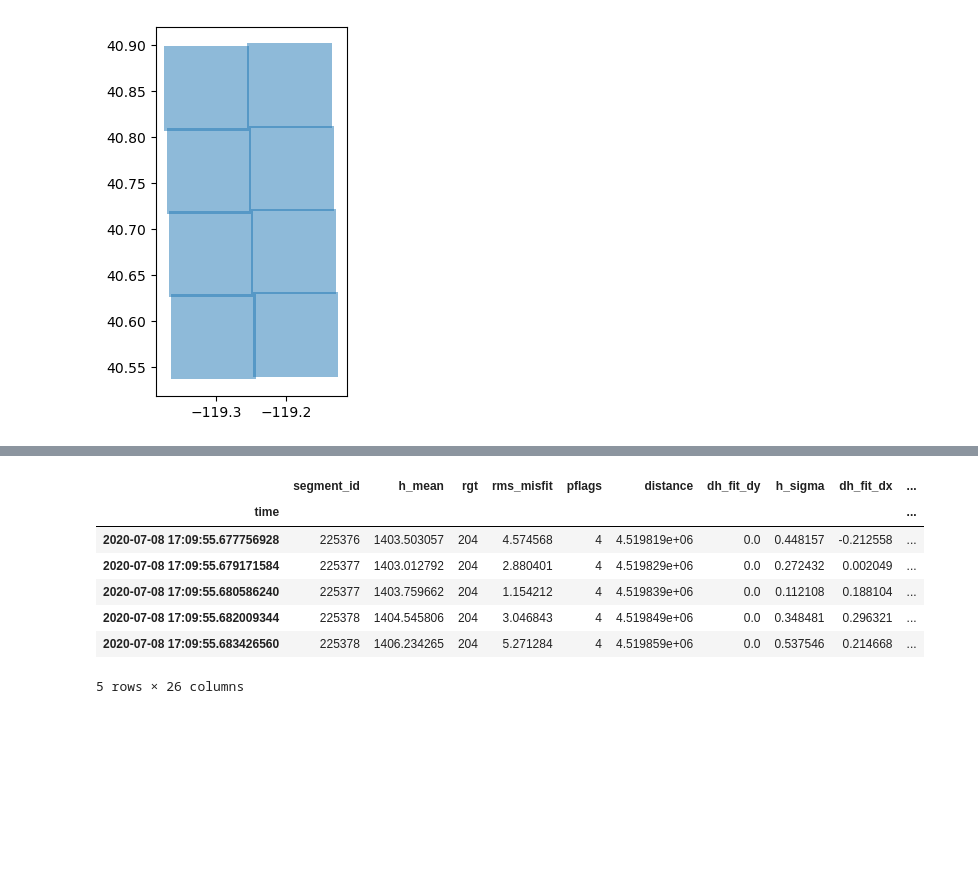
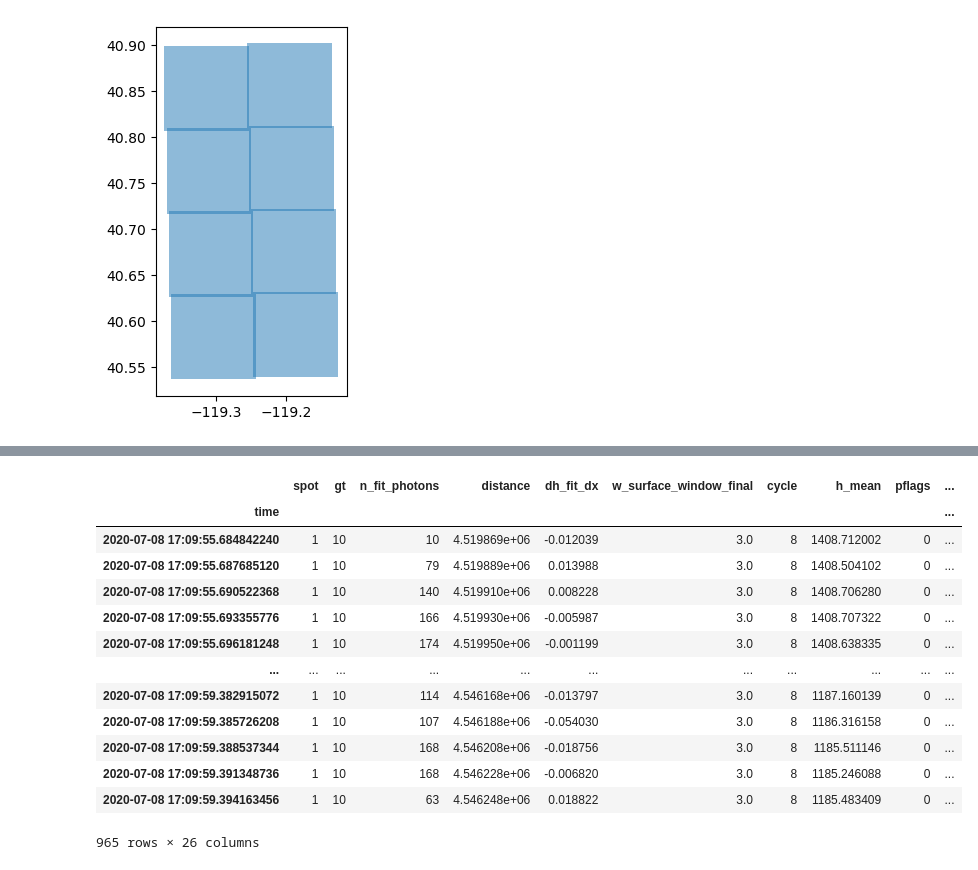
Before and after one commit to ICESAT-2HackWeek/surfit, a Jupyter notebook: contributors/ben/DEM_Comparison_01_prepare.ipynb, the cells around one changed output, grey strips where cells are left out. Drawn from its saved outputs; the diff is of its cells as text; code cells hidden in the pictures; blank space fills up the shorter version.

```diff
--- a/contributors/ben/DEM_Comparison_01_prepare.ipynb
+++ b/contributors/ben/DEM_Comparison_01_prepare.ipynb
@@ -34,12 +27,11 @@ site = "blackrock"
 
 #input options
 # "len": recommended 20.0
-segLength = 20.0
+segLength = 40
 # "res":  recommended 10.0
-res = 10.0
-
+res = 20
 # zonal status radius
-zonal_radius = 10.0
+zonal_radius = 20
 
 #output options
 # Save flag (0: dont save
@@ -49,9 +41,9 @@ along_track_spread = 5.0
 
 photon_count = 5
 
-confidence = -2
+confidence = 4
 
-maxi = 2
+maxi = 6
 
 # DEM
 dem_to_sample = "usgs3dep-1meter-dem" # arcticdem-mosaic or usgs3dep-1meter-dem
@@ -164,14 +197,20 @@ Received 2638 elevations
 # %%
-ss_atl06_sr.head()
+ss_atl06_sr
 # %% [output]
-|  | segment_id | h_mean | rgt | rms_misfit | pflags | distance | dh_fit_dy | h_sigma | dh_fit_dx | ... |
+|  | spot | gt | n_fit_photons | distance | dh_fit_dx | w_surface_window_final | cycle | h_mean | pflags | ... |
 | time |  |  |  |  |  |  |  |  |  | ... |
-| 2020-07-08 17:09:55.677756928 | 225376 | 1403.503057 | 204 | 4.574568 | 4 | 4.519819e+06 | 0.0 | 0.448157 | -0.212558 | ... |
-| 2020-07-08 17:09:55.679171584 | 225377 | 1403.012792 | 204 | 2.880401 | 4 | 4.519829e+06 | 0.0 | 0.272432 | 0.002049 | ... |
-| 2020-07-08 17:09:55.680586240 | 225377 | 1403.759662 | 204 | 1.154212 | 4 | 4.519839e+06 | 0.0 | 0.112108 | 0.188104 | ... |
-| 2020-07-08 17:09:55.682009344 | 225378 | 1404.545806 | 204 | 3.046843 | 4 | 4.519849e+06 | 0.0 | 0.348481 | 0.296321 | ... |
-| 2020-07-08 17:09:55.683426560 | 225378 | 1406.234265 | 204 | 5.271284 | 4 | 4.519859e+06 | 0.0 | 0.537546 | 0.214668 | ... |
+| 2020-07-08 17:09:55.684842240 | 1 | 10 | 10 | 4.519869e+06 | -0.012039 | 3.0 | 8 | 1408.712002 | 0 | ... |
+| 2020-07-08 17:09:55.687685120 | 1 | 10 | 79 | 4.519889e+06 | 0.013988 | 3.0 | 8 | 1408.504102 | 0 | ... |
+| 2020-07-08 17:09:55.690522368 | 1 | 10 | 140 | 4.519910e+06 | 0.008228 | 3.0 | 8 | 1408.706280 | 0 | ... |
+| 2020-07-08 17:09:55.693355776 | 1 | 10 | 166 | 4.519930e+06 | -0.005987 | 3.0 | 8 | 1408.707322 | 0 | ... |
+| 2020-07-08 17:09:55.696181248 | 1 | 10 | 174 | 4.519950e+06 | -0.001199 | 3.0 | 8 | 1408.638335 | 0 | ... |
+| ... | ... | ... | ... | ... | ... | ... | ... | ... | ... | ... |
+| 2020-07-08 17:09:59.382915072 | 1 | 10 | 114 | 4.546168e+06 | -0.013797 | 3.0 | 8 | 1187.160139 | 0 | ... |
+| 2020-07-08 17:09:59.385726208 | 1 | 10 | 107 | 4.546188e+06 | -0.054030 | 3.0 | 8 | 1186.316158 | 0 | ... |
+| 2020-07-08 17:09:59.388537344 | 1 | 10 | 168 | 4.546208e+06 | -0.018756 | 3.0 | 8 | 1185.511146 | 0 | ... |
+| 2020-07-08 17:09:59.391348736 | 1 | 10 | 168 | 4.546228e+06 | -0.006820 | 3.0 | 8 | 1185.246088 | 0 | ... |
+| 2020-07-08 17:09:59.394163456 | 1 | 10 | 63 | 4.546248e+06 | 0.018822 | 3.0 | 8 | 1185.483409 | 0 | ... |
-5 rows × 26 columns
+965 rows × 26 columns
 # %%
 ss_atl06_sr.keys()
 # %% [output]
```
Also changed, not shown: parts of 8 cells of this notebook, 17 other files.
